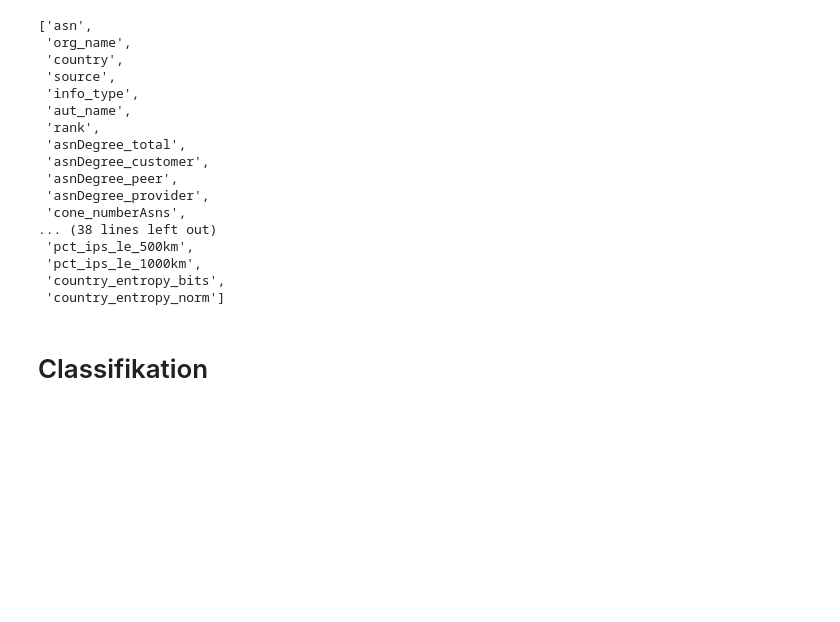
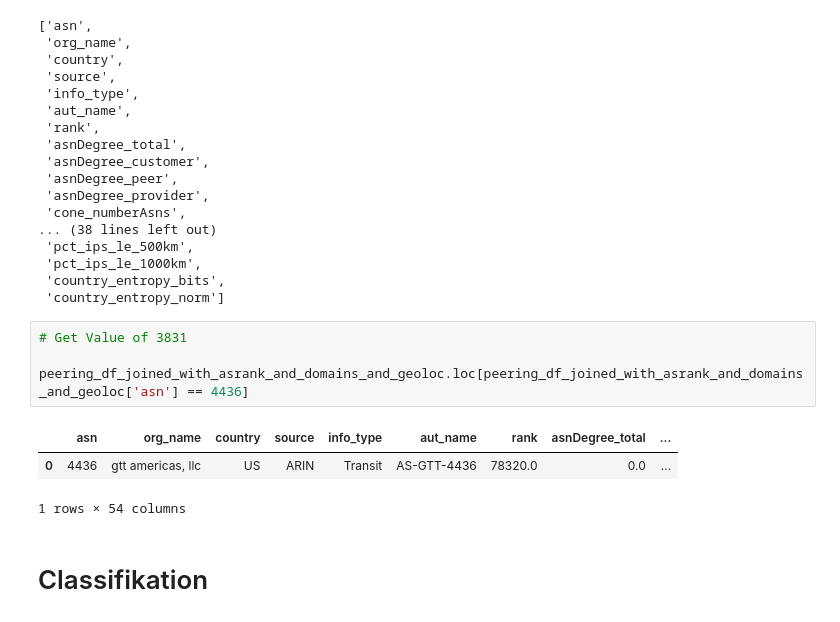
Before and after one commit to JohannesHartUniKassel/asn-classifier, a Jupyter notebook: notebooks/classificator/classificator6c.ipynb, the cells around one changed output. Cells and saved outputs as stored; diff of their text form; blank space fills up the shorter version.

```diff
--- a/notebooks/classificator/classificator6c.ipynb
+++ b/notebooks/classificator/classificator6c.ipynb
@@ -310,6 +310,14 @@ peering_df_joined_with_asrank_and_domains_and_geoloc.columns.tolist()
  'pct_ips_le_1000km',
  'country_entropy_bits',
  'country_entropy_norm']
+# %%
+# Get Value of 3831
+
+peering_df_joined_with_asrank_and_domains_and_geoloc.loc[peering_df_joined_with_asrank_and_domains_and_geoloc['asn'] == 4436]
+# %% [output]
+|  | asn | org_name | country | source | info_type | aut_name | rank | asnDegree_total | ... |
+| 0 | 4436 | gtt americas, llc | US | ARIN | Transit | AS-GTT-4436 | 78320.0 | 0.0 | ... |
+1 rows × 54 columns
 # %% [markdown]
 # Classifikation
 # %% [markdown]
```
Also changed, not shown: parts of 15 cells of this notebook, 3 other files.
